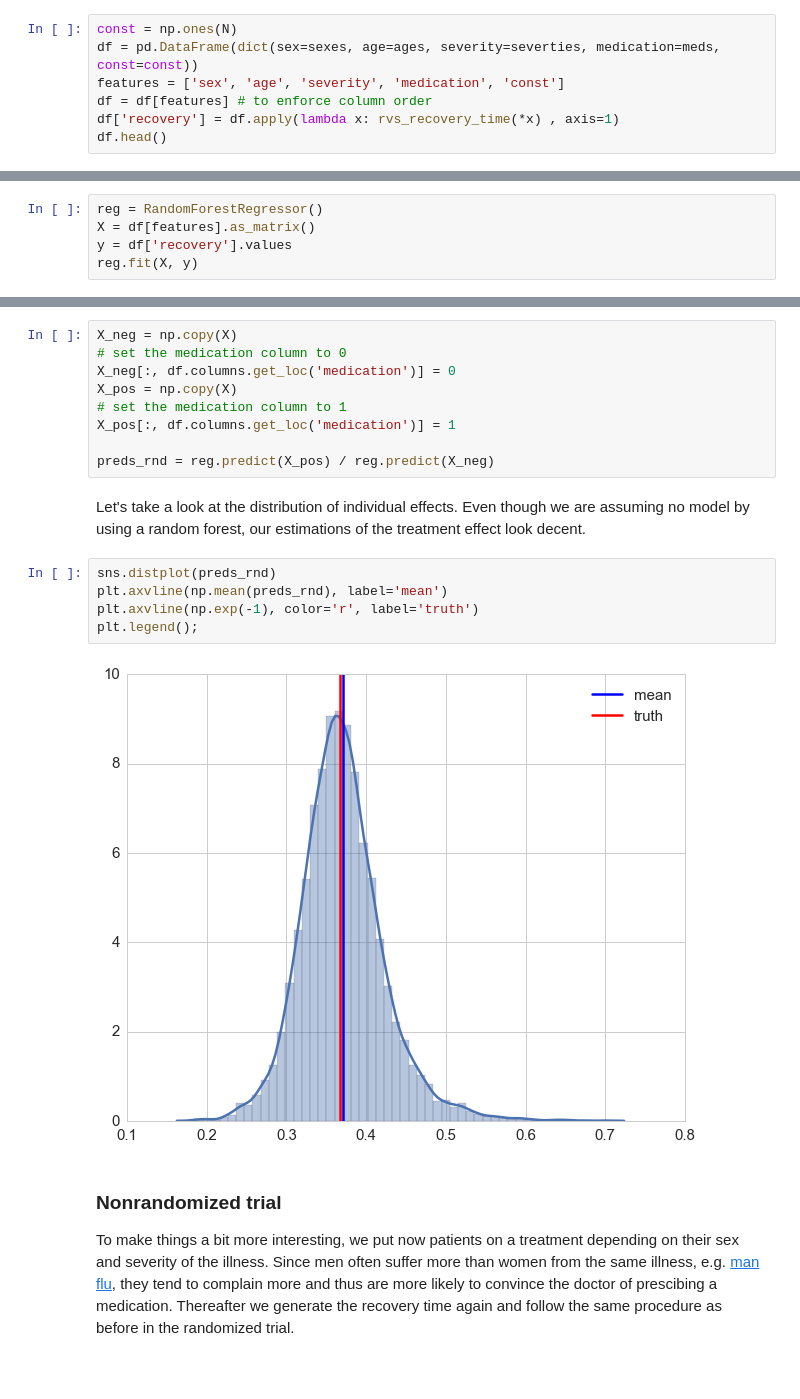
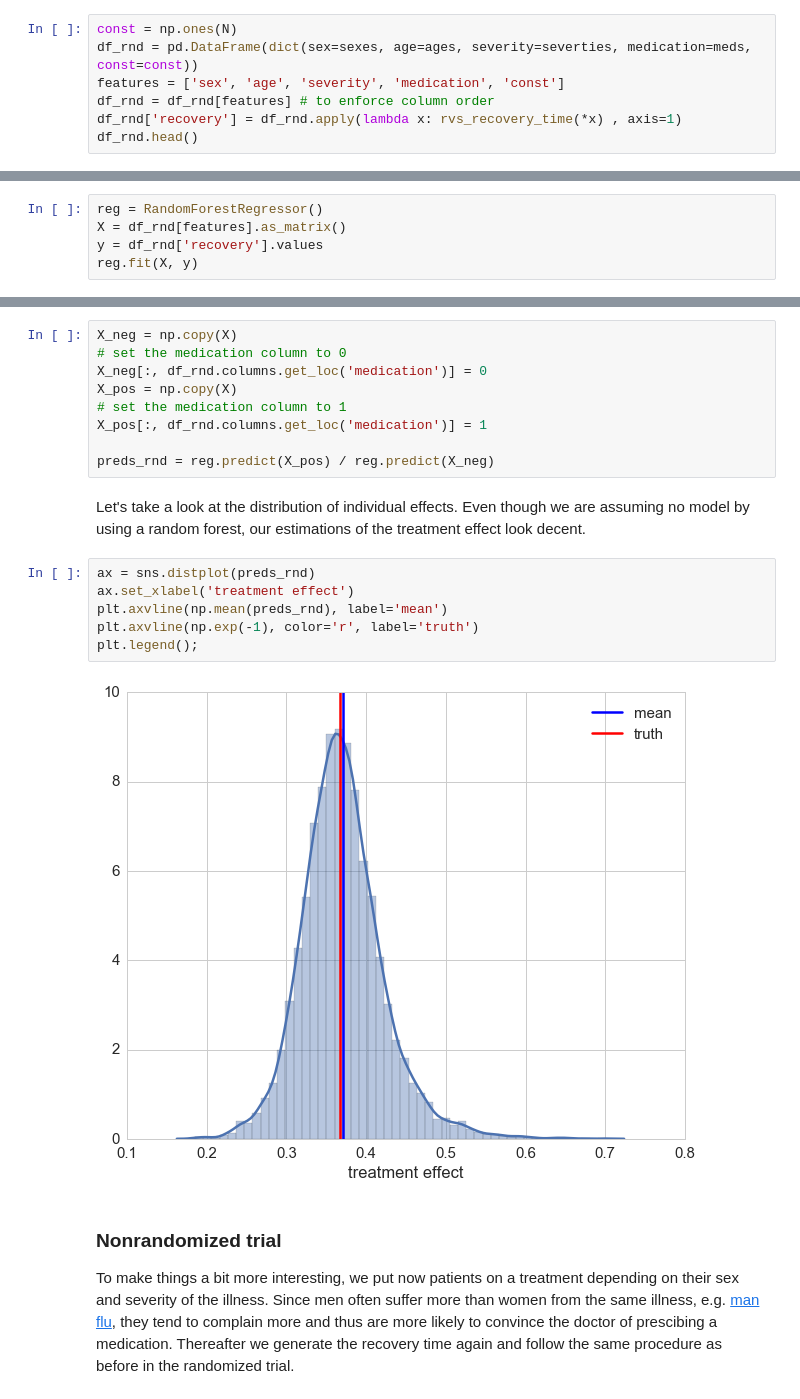
Before and after one commit to FlorianWilhelm/FlorianWilhelm.github.io, a Jupyter notebook: notebooks/causal_inference_propensity_score.ipynb, the cells around one changed output, grey strips where cells are left out. Cells and saved outputs as stored; diff of their text form; blank space fills up the shorter version.

```diff
--- a/notebooks/causal_inference_propensity_score.ipynb
+++ b/notebooks/causal_inference_propensity_score.ipynb
@@ -67,11 +69,11 @@ meds = np.random.randint(0, 2, size=N)
 We assemble everything in a dataframe also including a constant column.
 # %%
 const = np.ones(N)
-df = pd.DataFrame(dict(sex=sexes, age=ages, severity=severties, medication=meds, const=const))
+df_rnd = pd.DataFrame(dict(sex=sexes, age=ages, severity=severties, medication=meds, const=const))
 features = ['sex', 'age', 'severity', 'medication', 'const']
-df = df[features] # to enforce column order
-df['recovery'] = df.apply(lambda x: rvs_recovery_time(*x) , axis=1)
-df.head()
+df_rnd = df_rnd[features] # to enforce column order
+df_rnd['recovery'] = df_rnd.apply(lambda x: rvs_recovery_time(*x) , axis=1)
+df_rnd.head()
 # %% [output]
 |  | sex | age | severity | medication | const | recovery |
 | 0 | 0 | 24.518667 | 0.858950 | 1 | 1.0 | 34 |
@@ -123,8 +125,8 @@ Generalized Linear Model Regression Results
 Now we use a randome forest which is a pretty standard machine learning method to estimate the individual effects of the treatment on the patients. We fit the model and predict for each patient the recovery time assuming medication, i.e. medication column is 1, as well as assuming no medication, i.e. medication column is 0. Subsequently we divide the prediction assuming medication by the prediction assuming no medication to get an estimation of the treatment's effect.
 # %%
 reg = RandomForestRegressor()
-X = df[features].as_matrix()
-y = df['recovery'].values
+X = df_rnd[features].as_matrix()
+y = df_rnd['recovery'].values
 reg.fit(X, y)
 # %% [output]
 RandomForestRegressor(bootstrap=True, criterion='mse', max_depth=None,
@@ -135,21 +138,22 @@ RandomForestRegressor(bootstrap=True, criterion='mse', max_depth=None,
 # %%
 X_neg = np.copy(X)
 # set the medication column to 0
-X_neg[:, df.columns.get_loc('medication')] = 0
+X_neg[:, df_rnd.columns.get_loc('medication')] = 0
 X_pos = np.copy(X)
 # set the medication column to 1
-X_pos[:, df.columns.get_loc('medication')] = 1
+X_pos[:, df_rnd.columns.get_loc('medication')] = 1
 
 preds_rnd = reg.predict(X_pos) / reg.predict(X_neg)
 # %% [markdown]
 Let's take a look at the distribution of individual effects. Even though we are assuming no model by using a random forest, our estimations of the treatment effect look decent.
 # %%
-sns.distplot(preds_rnd)
+ax = sns.distplot(preds_rnd)
+ax.set_xlabel('treatment effect')
 plt.axvline(np.mean(preds_rnd), label='mean')
 plt.axvline(np.exp(-1), color='r', label='truth')
 plt.legend();
 # %% [output]
-[figure, old version]
+[figure, new version]
 # %% [markdown]
 ### Nonrandomized trial
 
```
Also changed, not shown: parts of 50 cells of this notebook, 15 other files.
